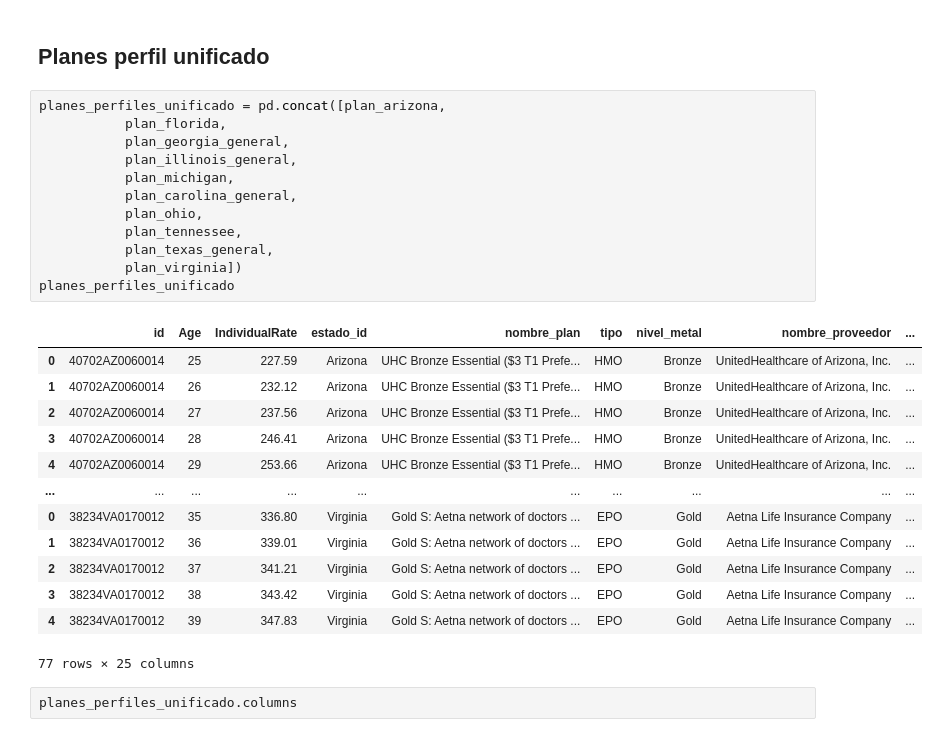
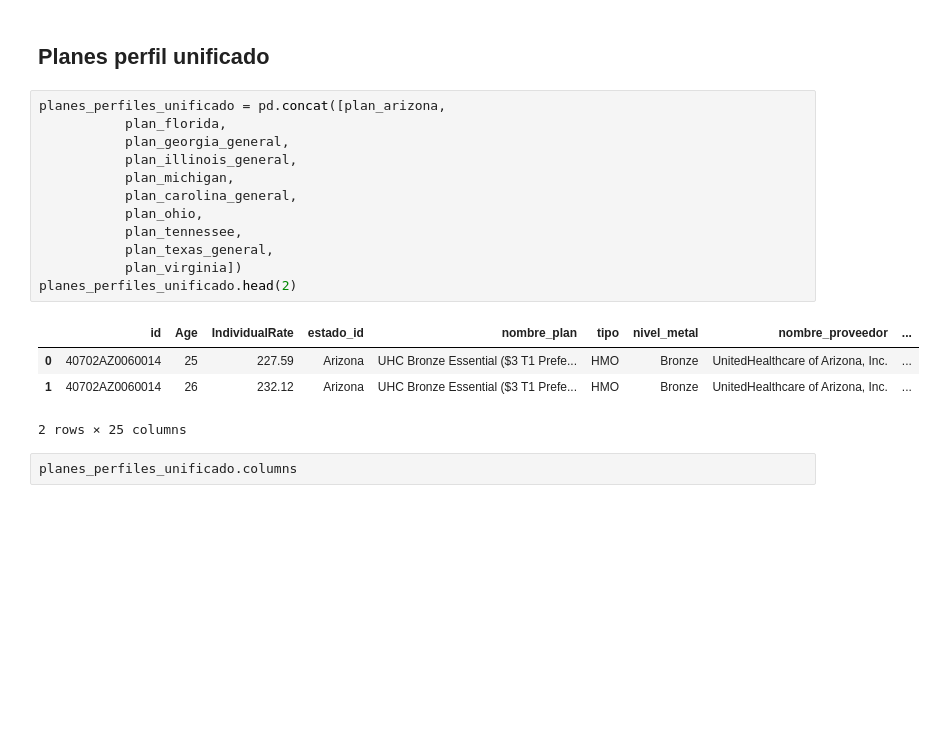
Before and after one commit to Lorena20U/proyect_bi, a Jupyter notebook: etl_nuevo_formato.ipynb, the cells around one changed output. Drawn from its saved outputs; the diff is of its cells as text; blank space fills up the shorter version.

Commit message:
carga error en planes

```diff
--- a/etl_nuevo_formato.ipynb
+++ b/etl_nuevo_formato.ipynb
@@ -1311,29 +1301,20 @@ plan_virginia.head(3)
 # %%
 planes_perfiles_unificado = pd.concat([plan_arizona,
            plan_florida,
            plan_georgia_general,
            plan_illinois_general,
            plan_michigan,
            plan_carolina_general,
            plan_ohio,
            plan_tennessee,
            plan_texas_general,
            plan_virginia])
-planes_perfiles_unificado
+planes_perfiles_unificado.head(2)
 # %% [output]
 |  | id | Age | IndividualRate | estado_id | nombre_plan | tipo | nivel_metal | nombre_proveedor | ... |
 | 0 | 40702AZ0060014 | 25 | 227.59 | Arizona | UHC Bronze Essential ($3 T1 Prefe... | HMO | Bronze | UnitedHealthcare of Arizona, Inc. | ... |
 | 1 | 40702AZ0060014 | 26 | 232.12 | Arizona | UHC Bronze Essential ($3 T1 Prefe... | HMO | Bronze | UnitedHealthcare of Arizona, Inc. | ... |
-| 2 | 40702AZ0060014 | 27 | 237.56 | Arizona | UHC Bronze Essential ($3 T1 Prefe... | HMO | Bronze | UnitedHealthcare of Arizona, Inc. | ... |
-| 3 | 40702AZ0060014 | 28 | 246.41 | Arizona | UHC Bronze Essential ($3 T1 Prefe... | HMO | Bronze | UnitedHealthcare of Arizona, Inc. | ... |
-| 4 | 40702AZ0060014 | 29 | 253.66 | Arizona | UHC Bronze Essential ($3 T1 Prefe... | HMO | Bronze | UnitedHealthcare of Arizona, Inc. | ... |
-| ... | ... | ... | ... | ... | ... | ... | ... | ... | ... |
-| 0 | 38234VA0170012 | 35 | 336.80 | Virginia | Gold S: Aetna network of doctors ... | EPO | Gold | Aetna Life Insurance Company | ... |
-| 1 | 38234VA0170012 | 36 | 339.01 | Virginia | Gold S: Aetna network of doctors ... | EPO | Gold | Aetna Life Insurance Company | ... |
-| 2 | 38234VA0170012 | 37 | 341.21 | Virginia | Gold S: Aetna network of doctors ... | EPO | Gold | Aetna Life Insurance Company | ... |
-| 3 | 38234VA0170012 | 38 | 343.42 | Virginia | Gold S: Aetna network of doctors ... | EPO | Gold | Aetna Life Insurance Company | ... |
-| 4 | 38234VA0170012 | 39 | 347.83 | Virginia | Gold S: Aetna network of doctors ... | EPO | Gold | Aetna Life Insurance Company | ... |
-77 rows × 25 columns
+2 rows × 25 columns
 # %%
 planes_perfiles_unificado.columns
 # %% [output]
```
Also changed, not shown: parts of 38 cells of this notebook, 1 other file.
